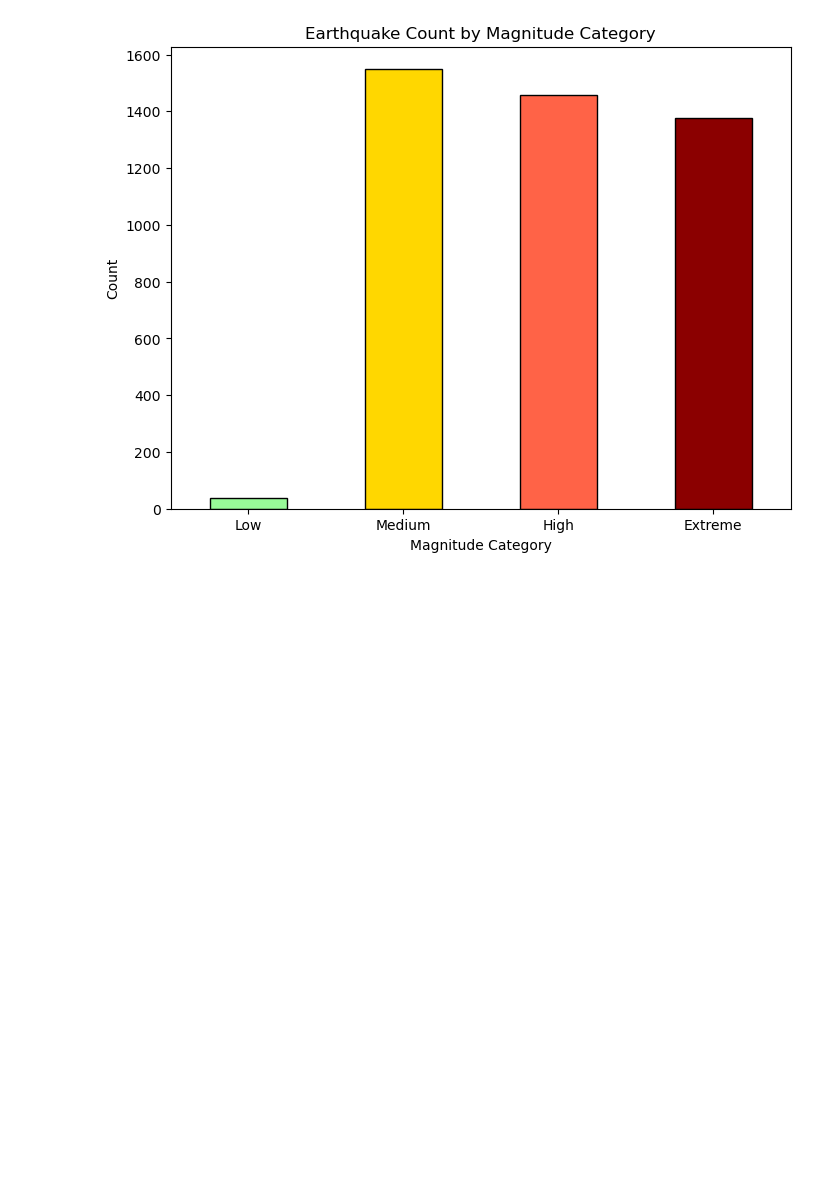
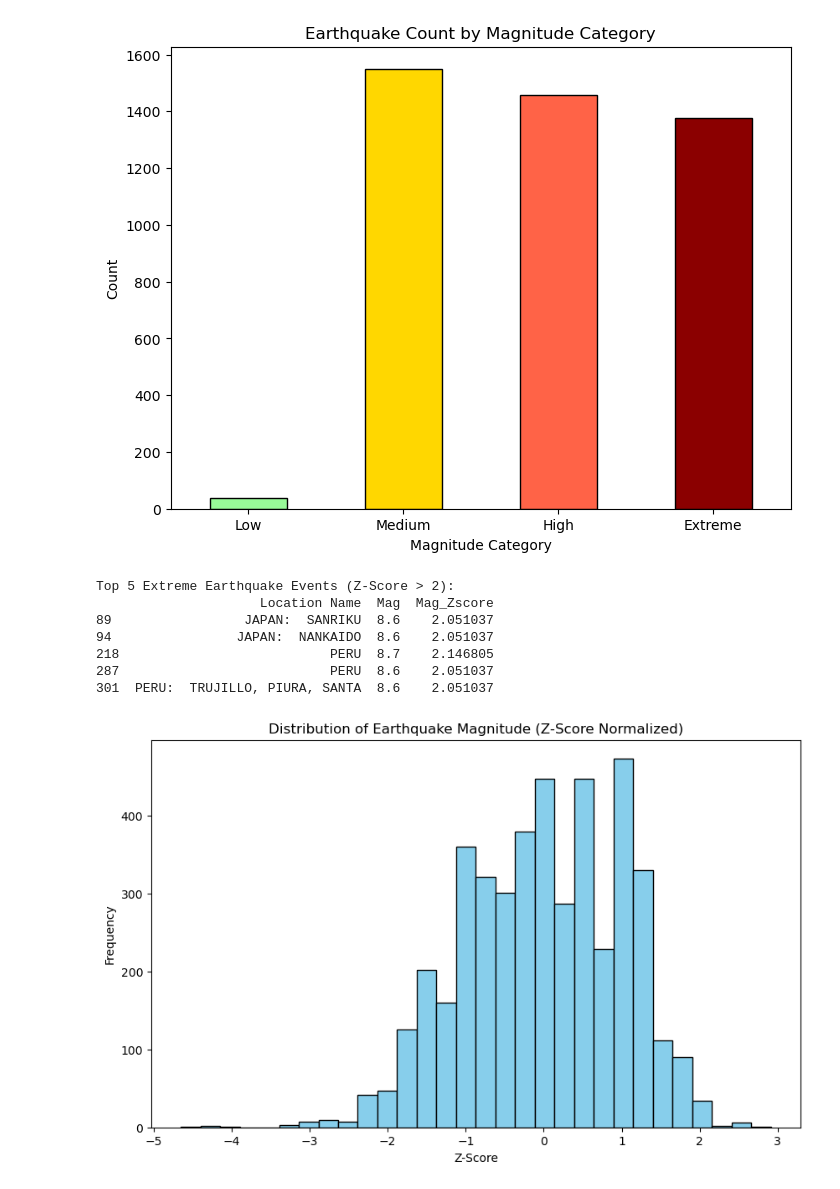
Before and after one commit to Hu9o73/P4DS_Earthquakes, a Jupyter notebook: partiel.ipynb, the cells around one changed output. Cells and saved outputs as stored; diff of their text form; code cells hidden in the pictures; blank space fills up the shorter version.

```diff
--- a/partiel.ipynb
+++ b/partiel.ipynb
@@ -295,3 +300,51 @@ High       1459
 Extreme    1377
 Name: count, dtype: int64
 [figure]
+# %%
+from scipy.stats import zscore
+
+def normalize_magnitude(data):
+    """
+    Standardizes the earthquake magnitude using Z-score normalization.
+
+    Parameters:
+    data (pd.DataFrame): The earthquake dataset containing the 'Mag' column.
+
+    Returns:
+    pd.DataFrame: A DataFrame with an additional column for normalized magnitudes.
+    """
+    # Copy the data to avoid modifying the original DataFrame
+    data_copy = data.copy()
+
+    # Apply Z-score normalization to the 'Mag' column
+    data_copy['Mag_Zscore'] = zscore(data_copy['Mag'], nan_policy='omit')
+
+    # Identify extreme events where magnitude is greater than 2 standard deviations
+    extreme_events = data_copy[data_copy['Mag_Zscore'] > 2]
+
+    print("Top 5 Extreme Earthquake Events (Z-Score > 2):")
+    print(extreme_events[['Location Name', 'Mag', 'Mag_Zscore']].head())
+
+    return data_copy
+
+# Example usage
+normalized_data = normalize_magnitude(data)
+
+# Display histogram to show distribution of normalized magnitudes
+import matplotlib.pyplot as plt
+
+plt.figure(figsize=(10, 6))
+plt.hist(normalized_data['Mag_Zscore'].dropna(), bins=30, color='skyblue', edgecolor='black')
+plt.title('Distribution of Earthquake Magnitude (Z-Score Normalized)')
+plt.xlabel('Z-Score')
+plt.ylabel('Frequency')
+plt.show()
+# %% [output]
+Top 5 Extreme Earthquake Events (Z-Score > 2):
+                     Location Name  Mag  Mag_Zscore
+89                 JAPAN:  SANRIKU  8.6    2.051037
+94                JAPAN:  NANKAIDO  8.6    2.051037
+218                           PERU  8.7    2.146805
+287                           PERU  8.6    2.051037
+301  PERU:  TRUJILLO, PIURA, SANTA  8.6    2.051037
+[figure, added]
```
Also changed, not shown: parts of 3 cells of this notebook.
